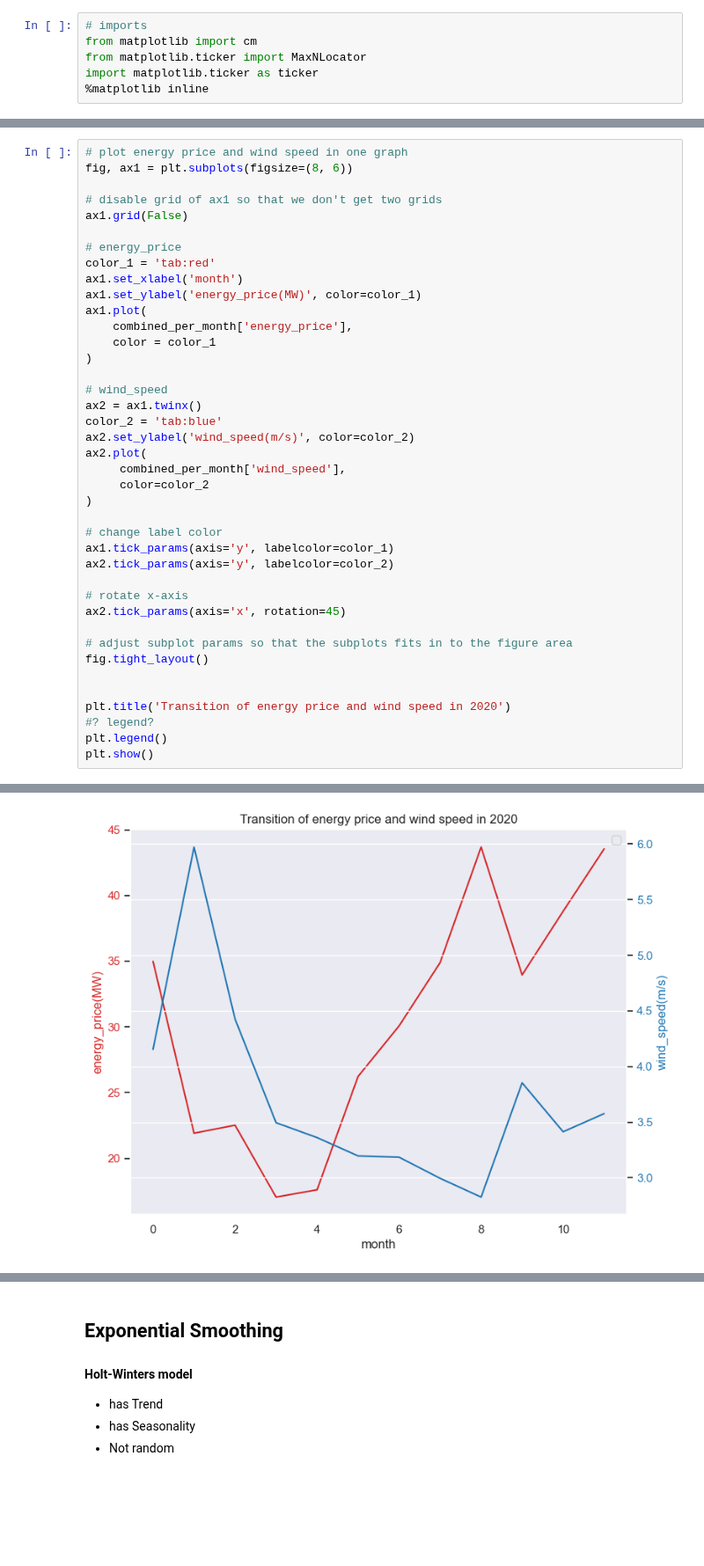
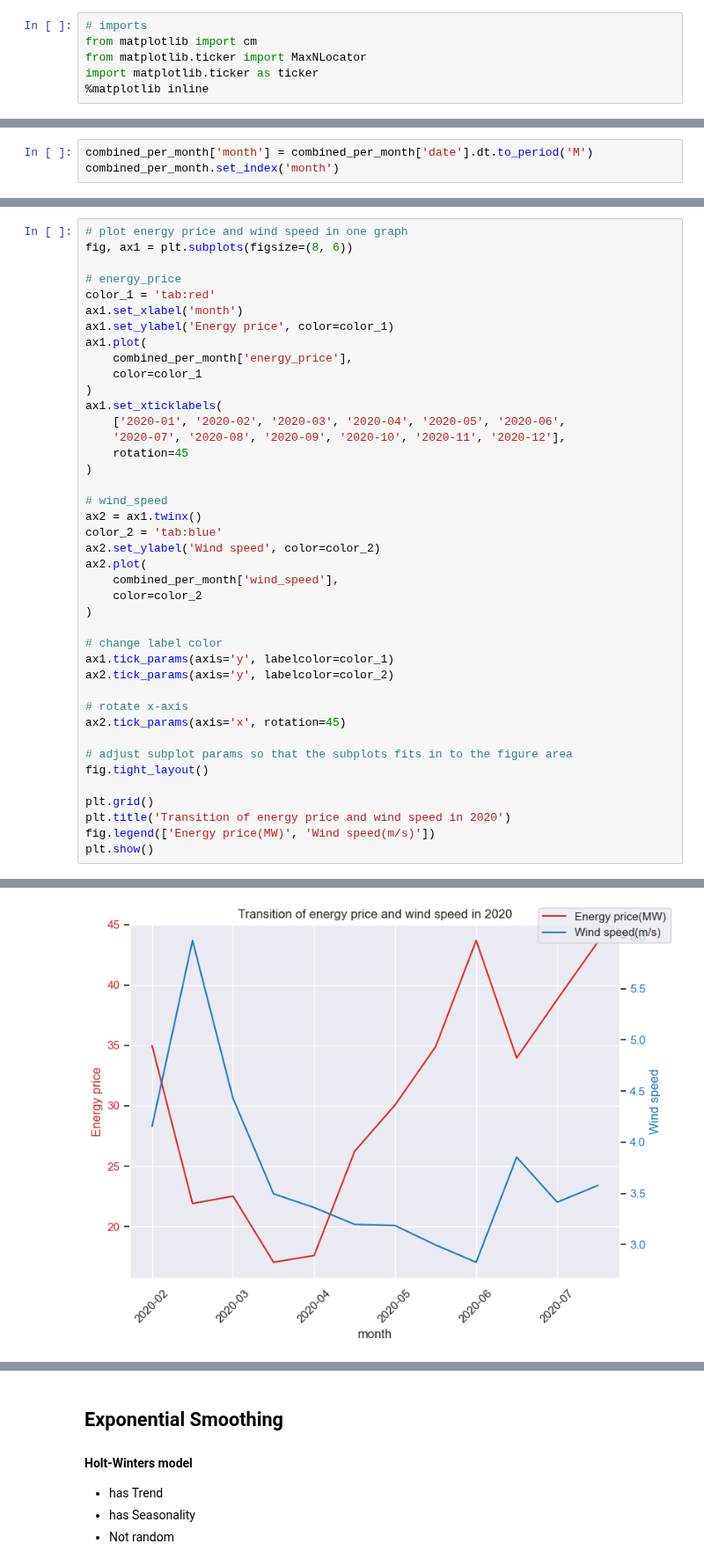
Before and after one commit to M-123-456/team-6-energy-costs, a Jupyter notebook: first_notebook.ipynb, the cells around one changed output, grey strips where cells are left out. Shown at 88% size. Cells and saved outputs as stored; diff of their text form; blank space fills up the shorter version.

```diff
--- a/first_notebook.ipynb
+++ b/first_notebook.ipynb
@@ -445,0 +431,3 @@ combined_per_month
+# %%
+combined_per_month['month'] = combined_per_month['date'].dt.to_period('M')
+combined_per_month.set_index('month')
@@ -447,25 +452,27 @@ combined_per_month
 # plot energy price and wind speed in one graph
 fig, ax1 = plt.subplots(figsize=(8, 6))
 
-# disable grid of ax1 so that we don't get two grids
-ax1.grid(False)
-
 # energy_price
 color_1 = 'tab:red'
 ax1.set_xlabel('month')
-ax1.set_ylabel('energy_price(MW)', color=color_1)
+ax1.set_ylabel('Energy price', color=color_1)
 ax1.plot(
     combined_per_month['energy_price'],
-    color = color_1
+    color=color_1
+)
+ax1.set_xticklabels(
+    ['2020-01', '2020-02', '2020-03', '2020-04', '2020-05', '2020-06',
+    '2020-07', '2020-08', '2020-09', '2020-10', '2020-11', '2020-12'],
+    rotation=45
 )
 
 # wind_speed
 ax2 = ax1.twinx()
 color_2 = 'tab:blue'
-ax2.set_ylabel('wind_speed(m/s)', color=color_2)
+ax2.set_ylabel('Wind speed', color=color_2)
 ax2.plot(
-     combined_per_month['wind_speed'],
-     color=color_2
+    combined_per_month['wind_speed'],
+    color=color_2
 )
 
 # change label color
@@ -478,9 +485,8 @@ ax2.tick_params(axis='x', rotation=45)
 # adjust subplot params so that the subplots fits in to the figure area
 fig.tight_layout()
 
-
+plt.grid()
 plt.title('Transition of energy price and wind speed in 2020')
-#? legend?
-plt.legend()
+fig.legend(['Energy price(MW)', 'Wind speed(m/s)'])
 plt.show()
 # %% [output]
@@ -488 +493 @@ No artists with labels found to put in legend.  Note that artists whose label st
-[figure, old version]
+[figure, new version]
```
Also changed, not shown: parts of 5 cells of this notebook, 7 other files.
